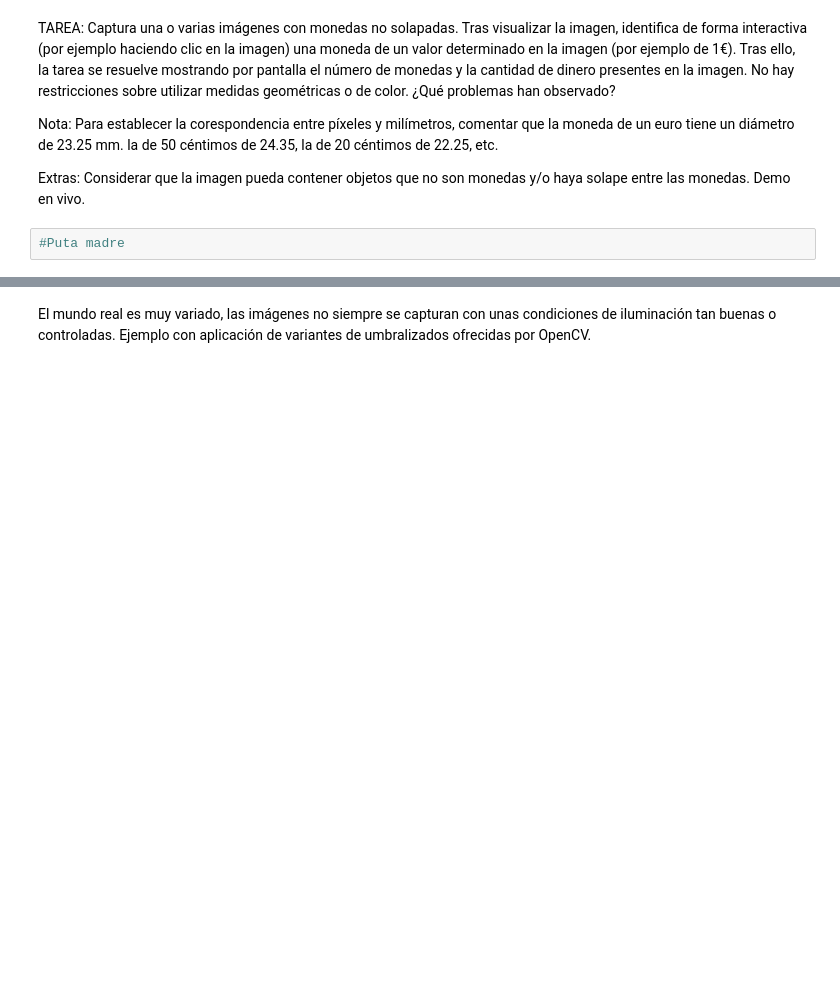
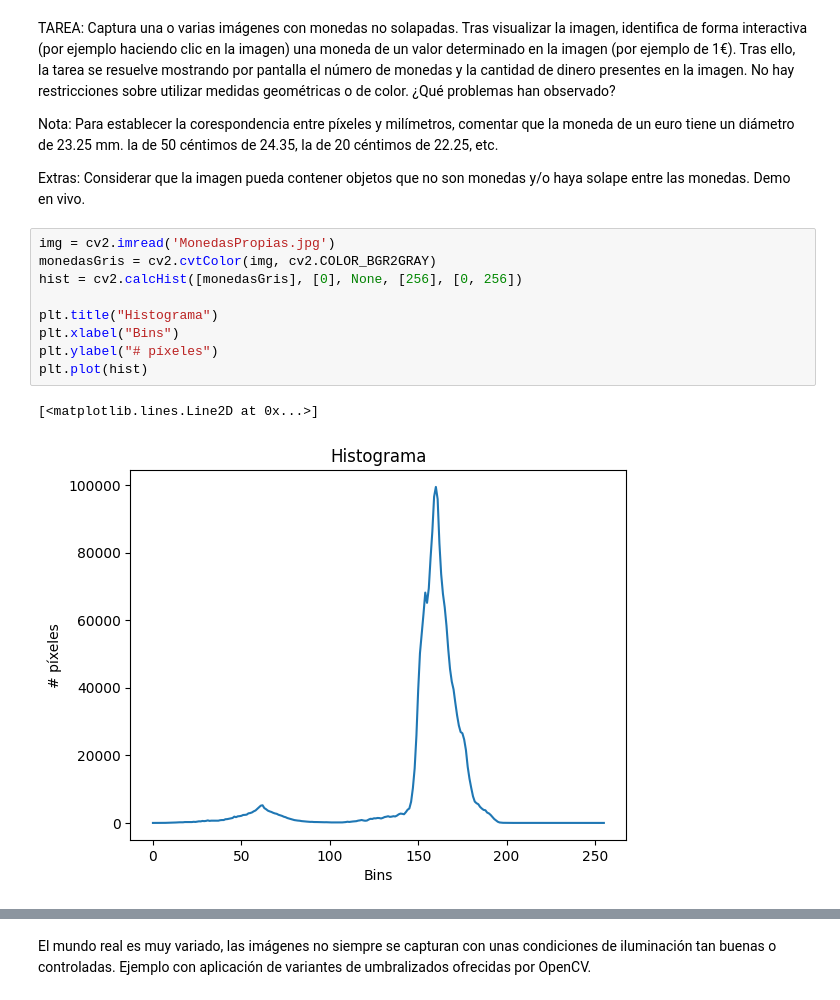
Before and after one commit to Tiago1615/VC-3, a Jupyter notebook: VC_P3.ipynb, the cells around one changed output, grey strips where cells are left out. Cells and saved outputs as stored; diff of their text form; blank space fills up the shorter version.

Commit message:
Primeros pasos detectar monedas en una imagen

```diff
--- a/VC_P3.ipynb
+++ b/VC_P3.ipynb
@@ -198,5 +198,15 @@ TAREA: Captura una o varias imágenes con monedas no solapadas. Tras visualizar
 Nota: Para establecer la corespondencia entre píxeles y milímetros, comentar que la moneda de un euro tiene un diámetro de 23.25 mm. la de 50 céntimos de 24.35, la de 20 céntimos de 22.25, etc.
 
 Extras: Considerar que la imagen pueda contener objetos que no son monedas y/o haya solape entre las monedas. Demo en vivo.
-# %%
-#Puta madre
+# %%
+img = cv2.imread('MonedasPropias.jpg')
+monedasGris = cv2.cvtColor(img, cv2.COLOR_BGR2GRAY)
+hist = cv2.calcHist([monedasGris], [0], None, [256], [0, 256])
+
+plt.title("Histograma")
+plt.xlabel("Bins")
+plt.ylabel("# píxeles")
+plt.plot(hist)
+# %% [output]
+[<matplotlib.lines.Line2D at 0x...>]
+[figure, added]
```
Also changed, not shown: parts of 2 cells of this notebook, 1 other file.
